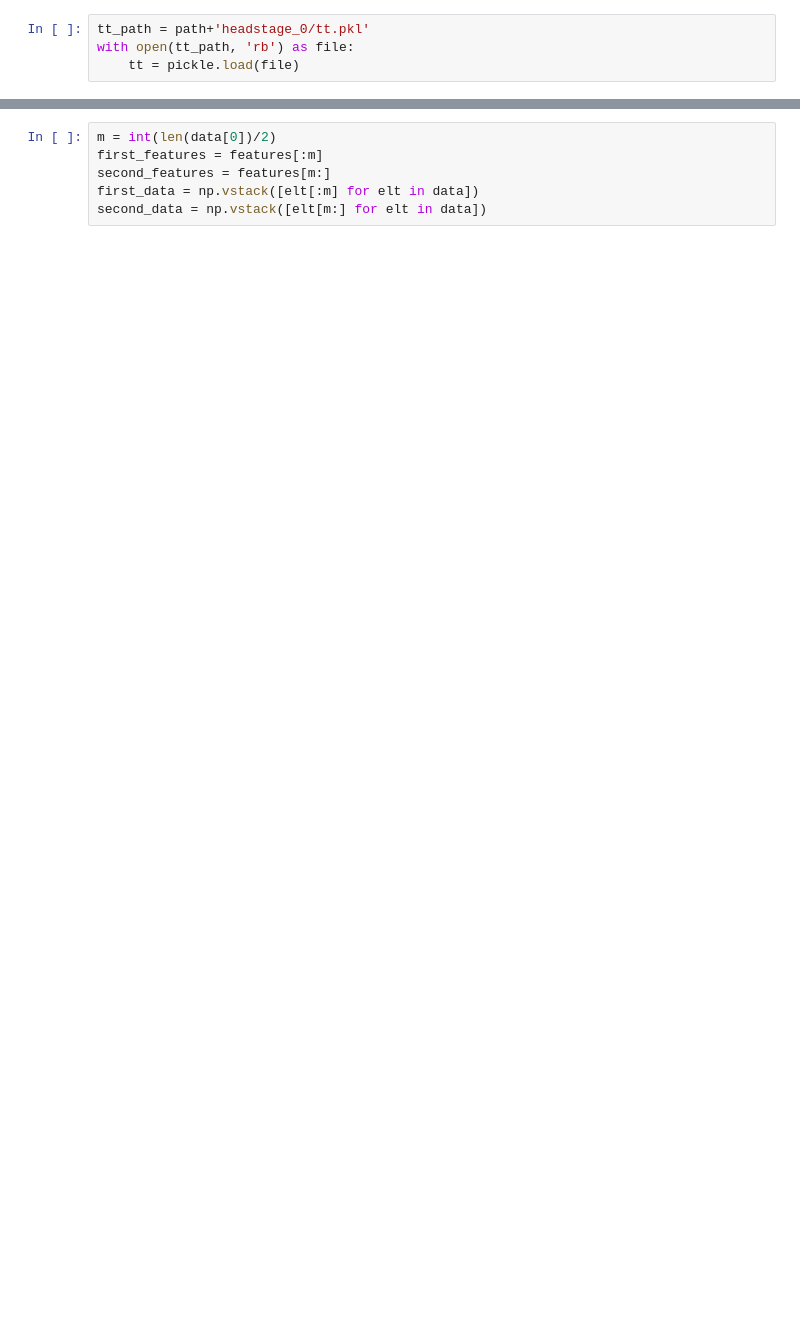
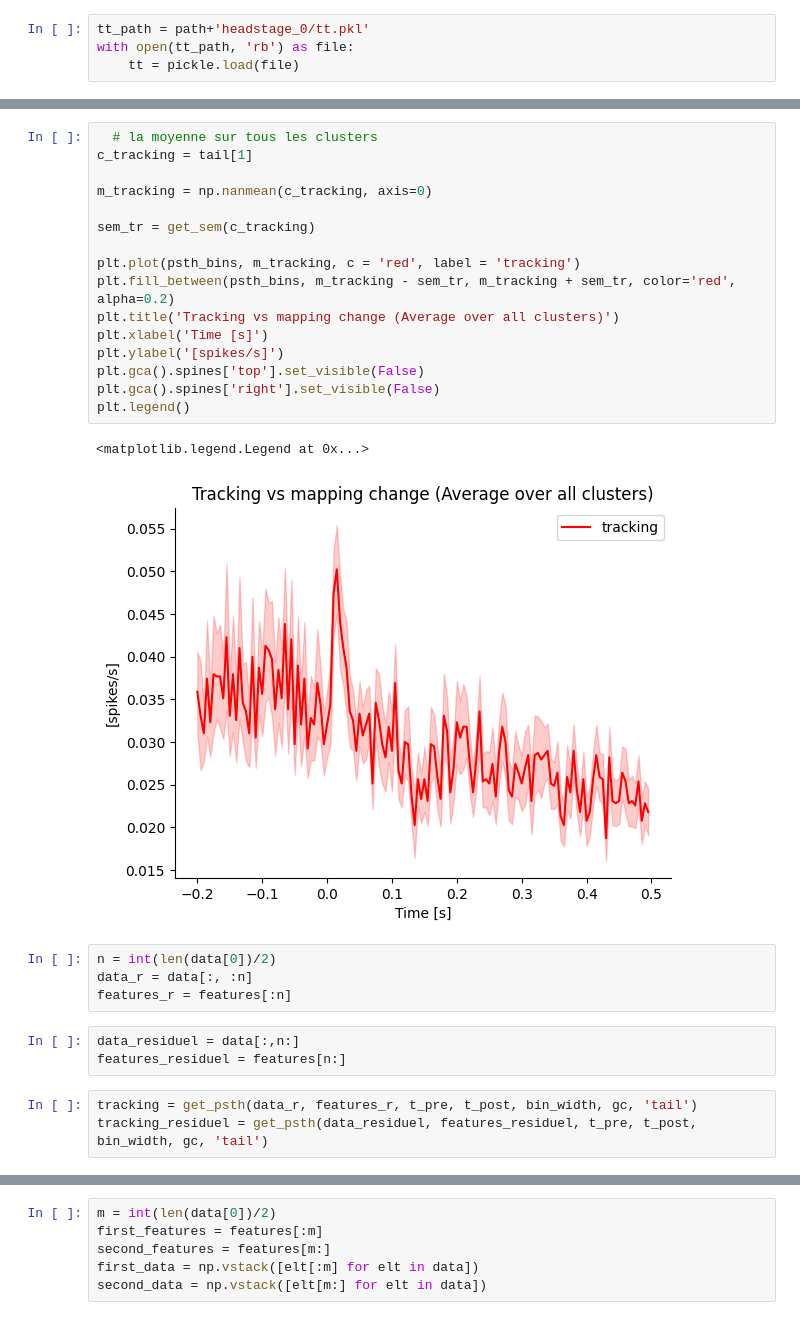
Before and after one commit to felicielevinton/analysebingobike, a Jupyter notebook: analyse_draft.ipynb, the cells around one changed output, grey strips where cells are left out. Saved outputs shown, nothing was run; the diff lists cells and outputs as text; blank space fills up the shorter version.

```diff
--- a/analyse_draft.ipynb
+++ b/analyse_draft.ipynb
@@ -41,0 +170,29 @@ condition = [elt['Condition'] for elt in features]
+# %%
+  # la moyenne sur tous les clusters
+c_tracking = tail[1]
+
+m_tracking = np.nanmean(c_tracking, axis=0)
+
+sem_tr = get_sem(c_tracking)
+
+plt.plot(psth_bins, m_tracking, c = 'red', label = 'tracking')
+plt.fill_between(psth_bins, m_tracking - sem_tr, m_tracking + sem_tr, color='red', alpha=0.2)
+plt.title('Tracking vs mapping change (Average over all clusters)')
+plt.xlabel('Time [s]')
+plt.ylabel('[spikes/s]')
+plt.gca().spines['top'].set_visible(False)
+plt.gca().spines['right'].set_visible(False)
+plt.legend()
+# %% [output]
+<matplotlib.legend.Legend at 0x...>
+[figure, added]
+# %%
+n = int(len(data[0])/2)
+data_r = data[:, :n]
+features_r = features[:n]
+# %%
+data_residuel = data[:,n:]
+features_residuel = features[n:]
+# %%
+tracking = get_psth(data_r, features_r, t_pre, t_post, bin_width, gc, 'tail')
+tracking_residuel = get_psth(data_residuel, features_residuel, t_pre, t_post, bin_width, gc, 'tail')
```
Also changed, not shown: parts of 49 cells of this notebook, 25 other files.
